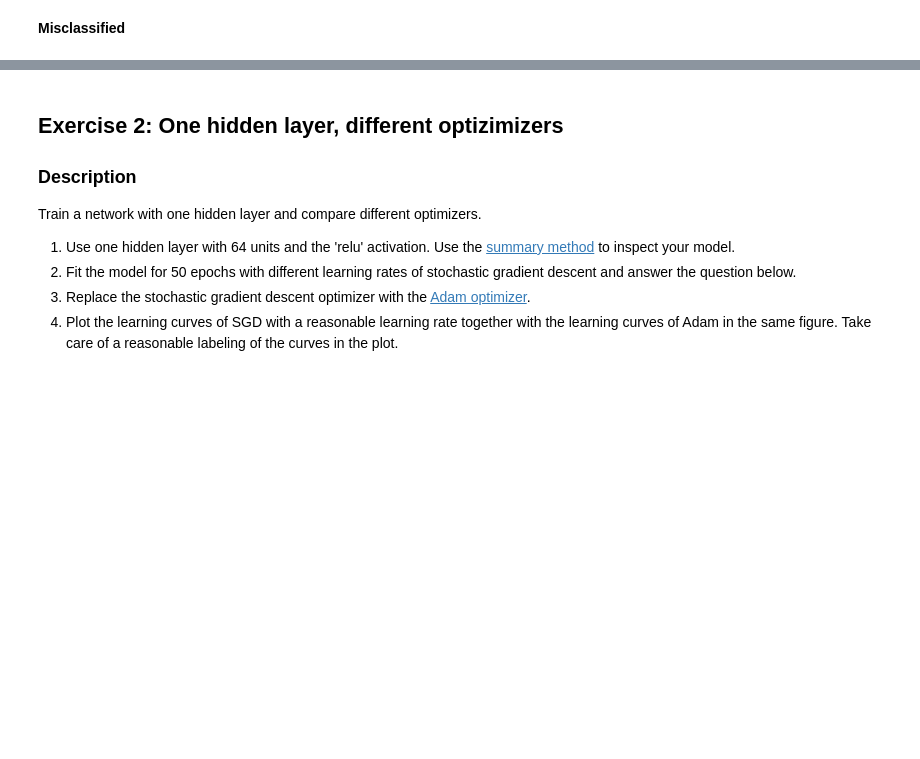
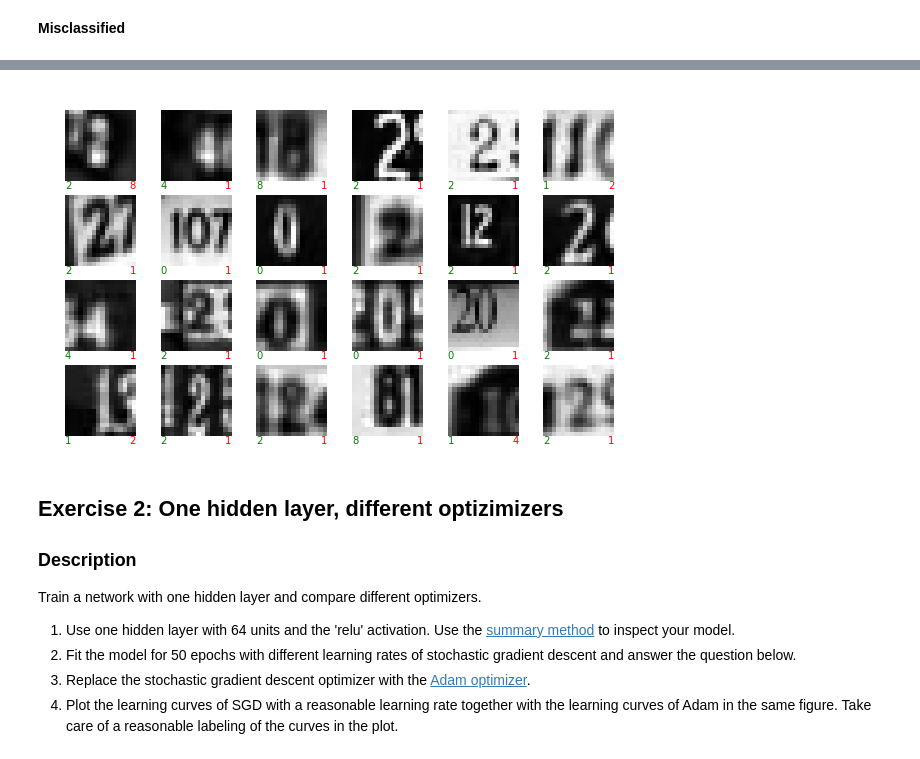
Before and after one commit to denngan/ann, a Jupyter notebook: miniproject1/miniproject1.ipynb, the cells around one changed output, grey strips where cells are left out. Cells and saved outputs as stored; diff of their text form; code cells hidden in the pictures; blank space fills up the shorter version.

```diff
--- a/miniproject1/miniproject1.ipynb
+++ b/miniproject1/miniproject1.ipynb
@@ -287,0 +315,2 @@ Test accuracy: 0.3955056179808767
+# %%
+yhat_test = model.predict(x_test)
@@ -288,3 +319,12 @@ Test accuracy: 0.3955056179808767
+# %%
+labels_hat = np.asarray([np.argmax(yhat_test[i]) for i in range(len(yhat_test))])
+labels_test = np.asarray([np.argmax(y_test[i]) for i in range(len(y_test))])
+
+error_indices = np.where(labels_hat != labels_test)[0]
+# %%
+plot_some_samples(x_test, y_test, yhat_test, error_indices, label_mapping = subset_of_classes)
+# %% [output]
+[figure, added]
 # %% [markdown]
 ## Exercise 2: One hidden layer, different optizimizers
 ### Description
```
Also changed, not shown: parts of 29 cells of this notebook.
